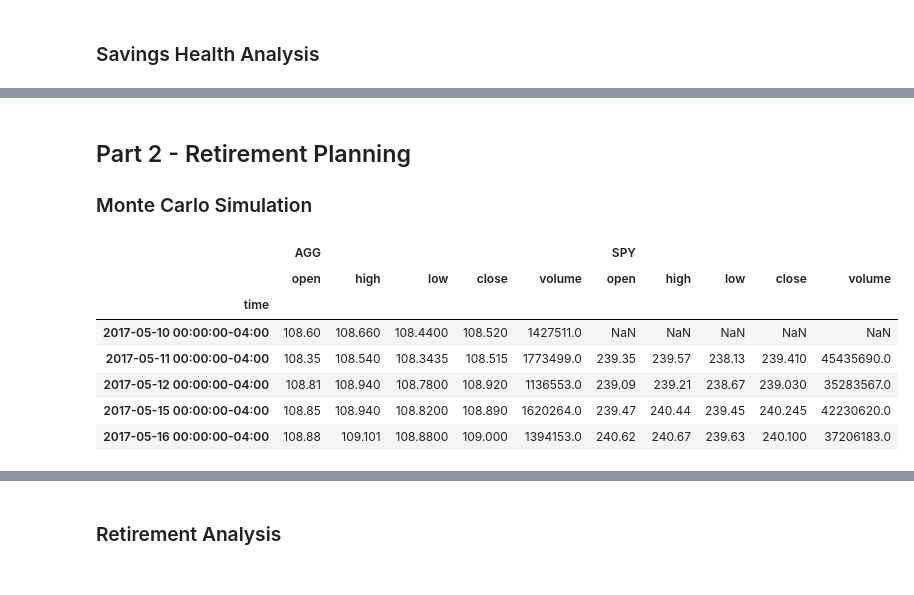
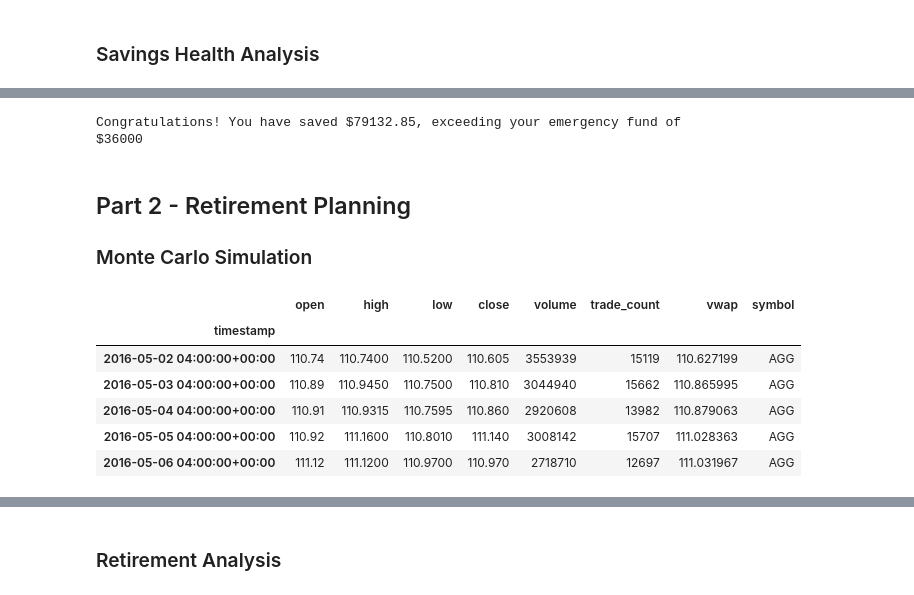
Before and after one commit to kainatahmed01/Module-5-Challenge, a Jupyter notebook: financial-planner.ipynb, the cells around one changed output, grey strips where cells are left out. Cells and saved outputs as stored; diff of their text form; code cells hidden in the pictures.

```diff
--- a/financial-planner.ipynb
+++ b/financial-planner.ipynb
@@ -65,14 +114,14 @@ my_agg = 200
 my_spy = 50
 # %%
 # Set Alpaca API key and secret
-alpaca_api_key = 'EYCuMYzkN7aF8PzXba__'
-alpaca_secret_key = 'EYCuMYzkN7aF8PzXba__'
-
+# YOUR CODE HERE!
+alpaca_api_key = os.getenv("ALPACA_API_KEY")
+alpaca_secret_key = os.getenv("ALPACA_SECRET_KEY")
 # Create the Alpaca API object
-api = tradeapi.REST(
+# YOUR CODE HERE!
+alpaca = tradeapi.REST(
     alpaca_api_key,
     alpaca_secret_key,
-    api_version='v2'
-)
+    api_version="v2")
 # %%
 # Format current date as ISO format
@@ -167,40 +210,47 @@ Congratulations! You have enough money in your emergency fund.
+# %%
+# Set ideal emergency fund
+emergency_fund = monthly_income * 3
+
+# Calculate total amount of savings
+# YOUR CODE HERE!
+total_savings = crypto_value + share_value
+total_savings = round(total_savings, 2)
+# Validate saving health
+# YOUR CODE HERE!
+if total_savings > emergency_fund:
+    print(f"Congratulations! You have saved ${total_savings}, exceeding your emergency fund of ${emergency_fund}")
+elif total_savings < emergency_fund:
+    print(f"You are short of ${total_savings-emergency_fund} to reach your emergency fund of ${emergency_fund}")
+else:
+    print(f"Congratulations! You have saved ${total_savings}, reaching your emergency fund of ${emergency_fund}")
+# %% [output]
+Congratulations! You have saved $79132.85, exceeding your emergency fund of $36000
 # %% [markdown]
 ## Part 2 - Retirement Planning
 
 ### Monte Carlo Simulation
 # %%
 # Set start and end dates of five years back from today.
-start_date = pd.Timestamp('2018-05-01', tz='America/New_York').isoformat()
-end_date = pd.Timestamp('2023-05-01', tz='America/New_York').isoformat()
-
 # Sample results may vary from the solution based on the time frame chosen
+start_date = pd.Timestamp('2016-05-01', tz='America/New_York').isoformat()
+end_date = pd.Timestamp('2021-05-01', tz='America/New_York').isoformat()
 # %%
 # Get 5 years' worth of historical data for SPY and AGG
-
-tickers = ["SPY", "AGG"]
-
-df_stock_data = yf.download(tickers, start=start_date, end=end_date)["Adj Close"]
-
-# Reorganize the DataFrame
-# Separate ticker data
-
-df_spy = df_stock_data["SPY"]
-df_agg = df_stock_data["AGG"]
-
-
-
-# Concatenate the ticker DataFrames
-df_combined = pd.concat([df_spy, df_agg], axis=1)
-df_combined.columns = ["SPY", "AGG"]
+# YOUR CODE HERE!
+df_stock_data = alpaca.get_bars(
+    tickers,
+    timeframe,
+    start = start_date,
+    end = end_date
+).df
 
 # Display sample data
 df_stock_data.head()
 # %% [output]
-|  | AGG |  |  |  |  | SPY |  |  |  |  |
-|  | open | high | low | close | volume | open | high | low | close | volume |
-| time |  |  |  |  |  |  |  |  |  |  |
-| 2017-05-10 00:00:00-04:00 | 108.60 | 108.660 | 108.4400 | 108.520 | 1427511.0 | NaN | NaN | NaN | NaN | NaN |
-| 2017-05-11 00:00:00-04:00 | 108.35 | 108.540 | 108.3435 | 108.515 | 1773499.0 | 239.35 | 239.57 | 238.13 | 239.410 | 45435690.0 |
-| 2017-05-12 00:00:00-04:00 | 108.81 | 108.940 | 108.7800 | 108.920 | 1136553.0 | 239.09 | 239.21 | 238.67 | 239.030 | 35283567.0 |
-| 2017-05-15 00:00:00-04:00 | 108.85 | 108.940 | 108.8200 | 108.890 | 1620264.0 | 239.47 | 240.44 | 239.45 | 240.245 | 42230620.0 |
-| 2017-05-16 00:00:00-04:00 | 108.88 | 109.101 | 108.8800 | 109.000 | 1394153.0 | 240.62 | 240.67 | 239.63 | 240.100 | 37206183.0 |
+|  | open | high | low | close | volume | trade_count | vwap | symbol |
+| timestamp |  |  |  |  |  |  |  |  |
+| 2016-05-02 04:00:00+00:00 | 110.74 | 110.7400 | 110.5200 | 110.605 | 3553939 | 15119 | 110.627199 | AGG |
+| 2016-05-03 04:00:00+00:00 | 110.89 | 110.9450 | 110.7500 | 110.810 | 3044940 | 15662 | 110.865995 | AGG |
+| 2016-05-04 04:00:00+00:00 | 110.91 | 110.9315 | 110.7595 | 110.860 | 2920608 | 13982 | 110.879063 | AGG |
+| 2016-05-05 04:00:00+00:00 | 110.92 | 111.1600 | 110.8010 | 111.140 | 3008142 | 15707 | 111.028363 | AGG |
+| 2016-05-06 04:00:00+00:00 | 111.12 | 111.1200 | 110.9700 | 110.970 | 2718710 | 12697 | 111.031967 | AGG |
```
Also changed, not shown: parts of 40 cells of this notebook.
